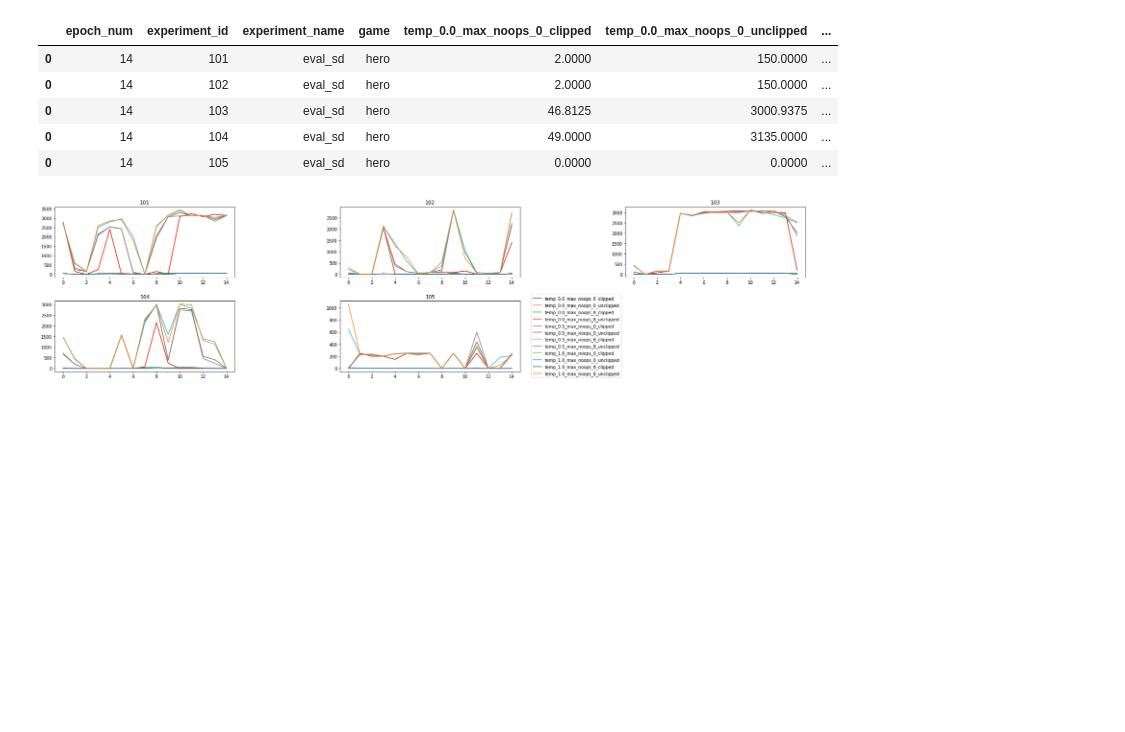
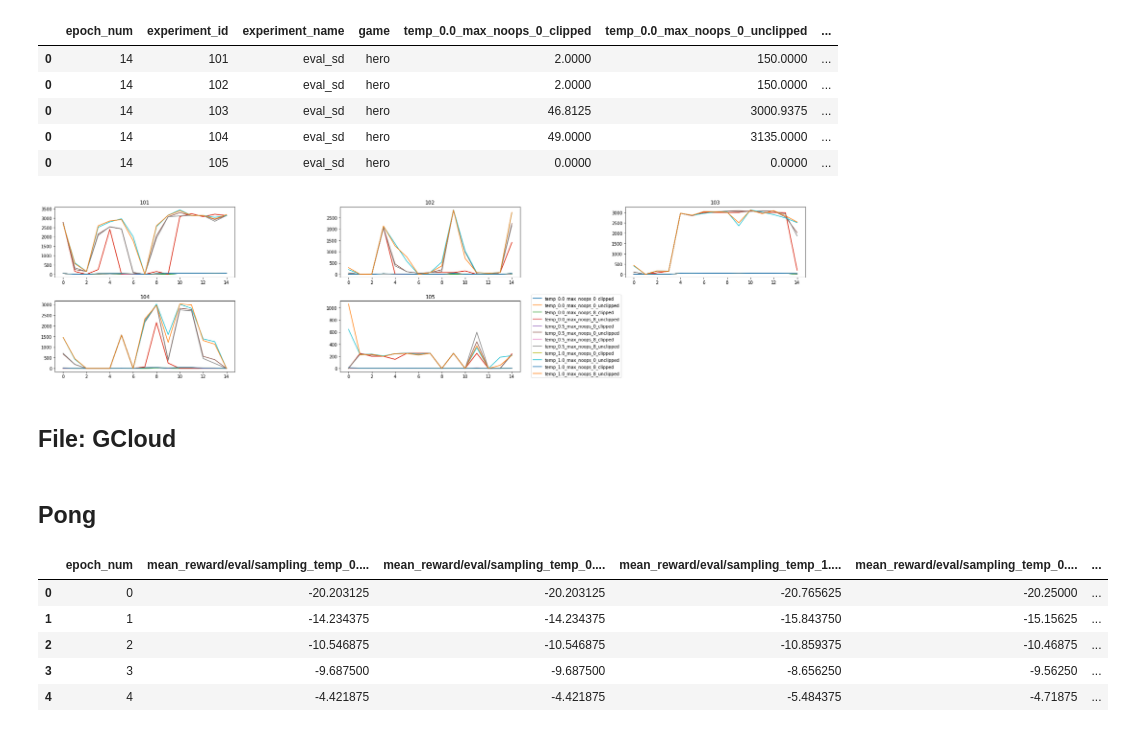
Before and after one commit to dakaun/worldmodel, a Jupyter notebook: tensor2tensor/tensor2tensor/rl/read_experiments/read_experiments.ipynb, the cells around one changed output. Drawn from its saved outputs; the diff is of its cells as text; code cells hidden in the pictures; blank space fills up the shorter version.

```diff
--- a/tensor2tensor/tensor2tensor/rl/read_experiments/read_experiments.ipynb
+++ b/tensor2tensor/tensor2tensor/rl/read_experiments/read_experiments.ipynb
@@ -90,3 +92,7 @@ plt.tight_layout()
 plt.show()
 # %% [output]
 [figure]
+# %% [markdown]
+## File: GCloud
+# %% [markdown]
+## Pong
@@ -92,0 +101,9 @@ plt.show()
+# %%
+resultspong.head()
+# %% [output]
+|  | epoch_num | mean_reward/eval/sampling_temp_0.... | mean_reward/eval/sampling_temp_0.... | mean_reward/eval/sampling_temp_1.... | mean_reward/eval/sampling_temp_0.... | ... |
+| 0 | 0 | -20.203125 | -20.203125 | -20.765625 | -20.25000 | ... |
+| 1 | 1 | -14.234375 | -14.234375 | -15.843750 | -15.15625 | ... |
+| 2 | 2 | -10.546875 | -10.546875 | -10.859375 | -10.46875 | ... |
+| 3 | 3 | -9.687500 | -9.687500 | -8.656250 | -9.56250 | ... |
+| 4 | 4 | -4.421875 | -4.421875 | -5.484375 | -4.71875 | ... |
```
Also changed, not shown: parts of 26 cells of this notebook.
